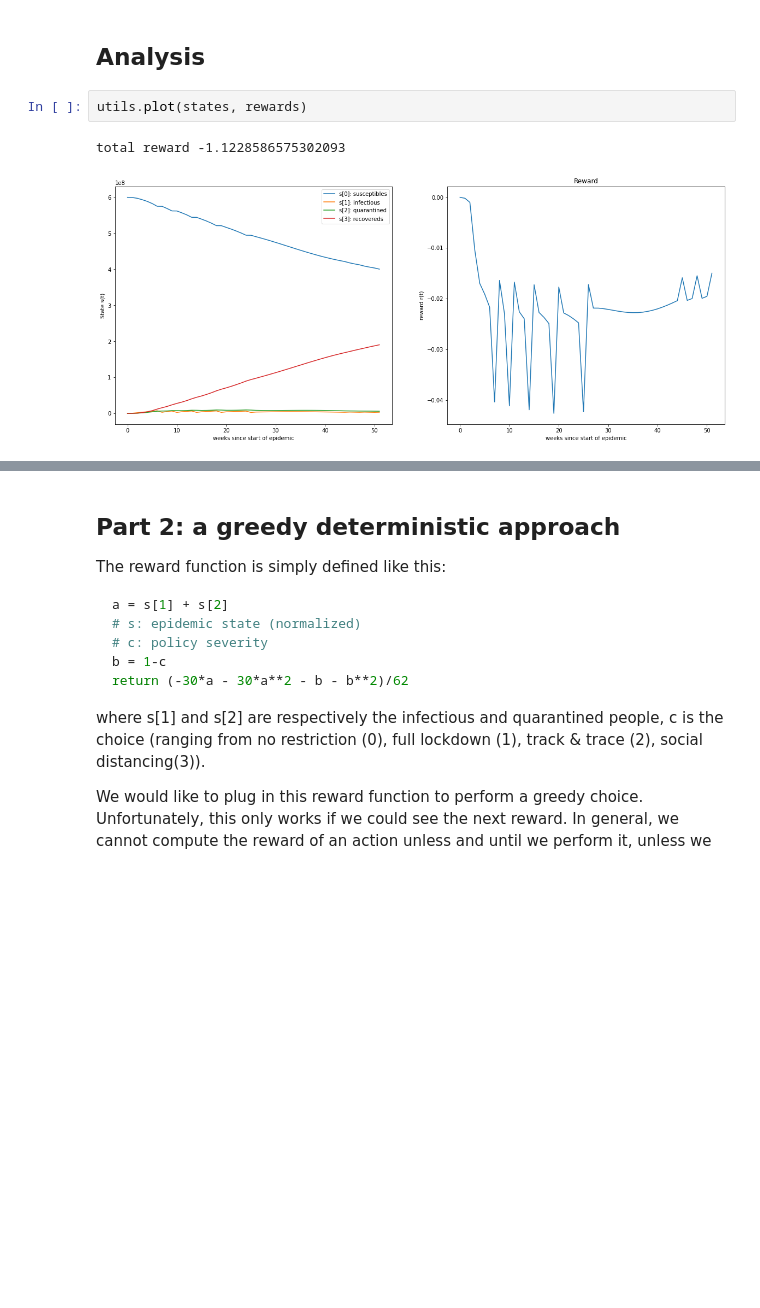
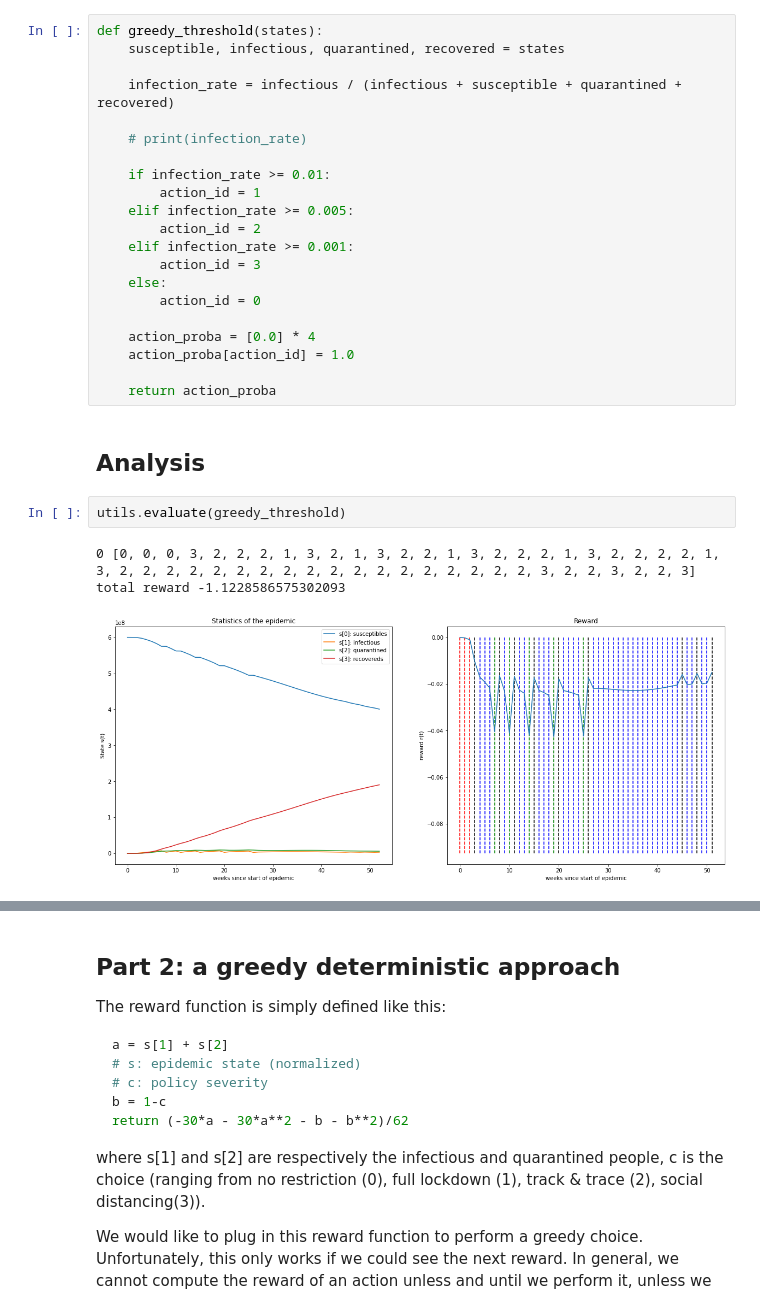
Before and after one commit to erolm-a/ai-coursework-2020, a Jupyter notebook: notebooks/run_deterministic_greedy.ipynb, the cells around one changed output, grey strips where cells are left out. Drawn from its saved outputs; the diff is of its cells as text; blank space fills up the shorter version.

Commit message:
Make deterministic_greedy use the utils script for the plots

```diff
--- a/notebooks/run_deterministic_greedy.ipynb
+++ b/notebooks/run_deterministic_greedy.ipynb
@@ -107,7 +21,29 @@ print(action_taken)
+# %%
+def greedy_threshold(states):
+    susceptible, infectious, quarantined, recovered = states
+
+    infection_rate = infectious / (infectious + susceptible + quarantined + recovered)
+
+    # print(infection_rate)
+
+    if infection_rate >= 0.01:
+        action_id = 1
+    elif infection_rate >= 0.005:
+        action_id = 2
+    elif infection_rate >= 0.001:
+        action_id = 3
+    else:
+        action_id = 0
+
+    action_proba = [0.0] * 4
+    action_proba[action_id] = 1.0
+
+    return action_proba
 # %% [markdown]
 ## Analysis
-# %%
-utils.plot(states, rewards)
-# %% [output]
-total reward -1.1228586575302093
-[figure, removed]
+# %%
+utils.evaluate(greedy_threshold)
+# %% [output]
+0 [0, 0, 0, 3, 2, 2, 2, 1, 3, 2, 1, 3, 2, 2, 1, 3, 2, 2, 2, 1, 3, 2, 2, 2, 2, 1, 3, 2, 2, 2, 2, 2, 2, 2, 2, 2, 2, 2, 2, 2, 2, 2, 2, 2, 2, 3, 2, 2, 3, 2, 2, 3]
+total reward -1.1228586575302093
+[figure, added]
```
Also changed, not shown: parts of 17 cells of this notebook.
